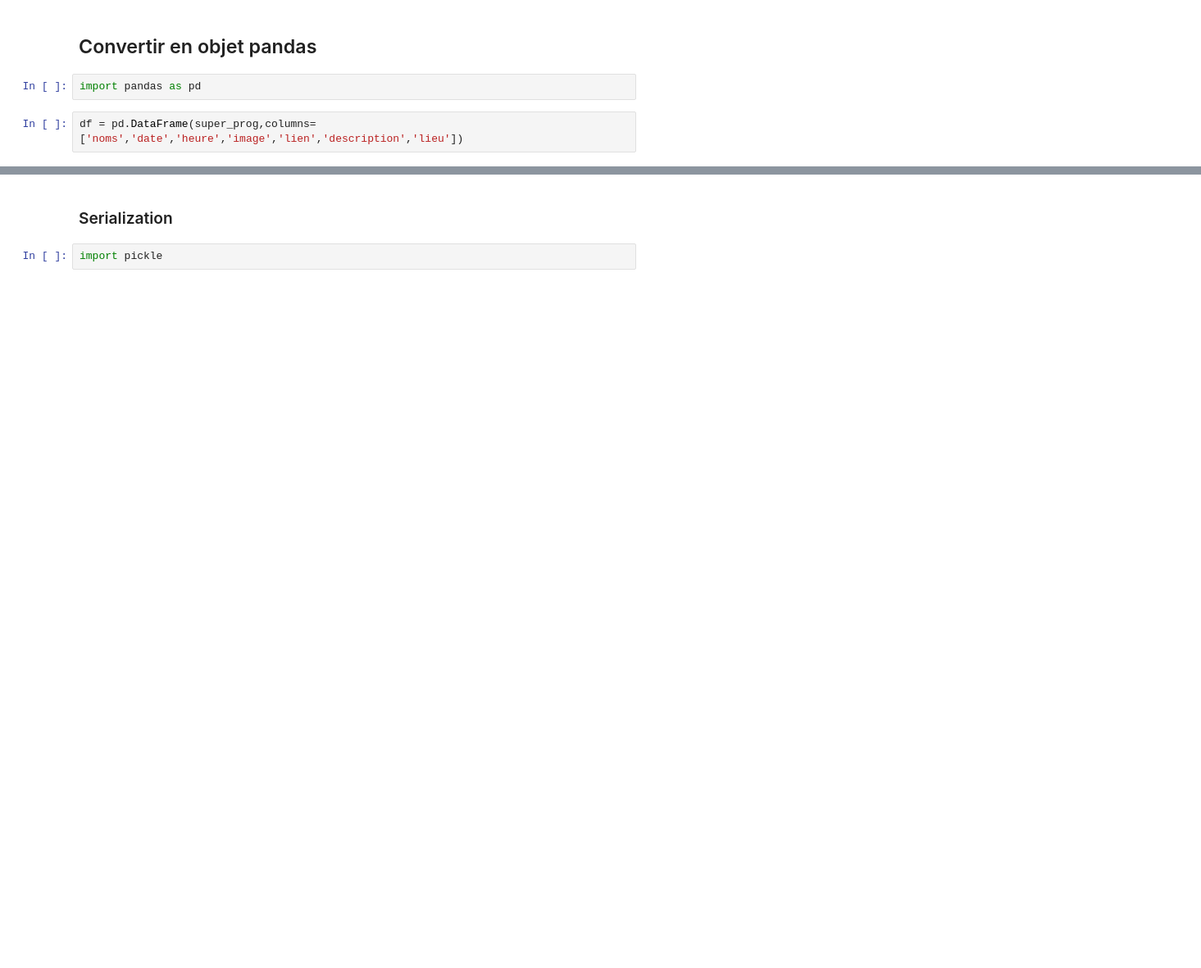
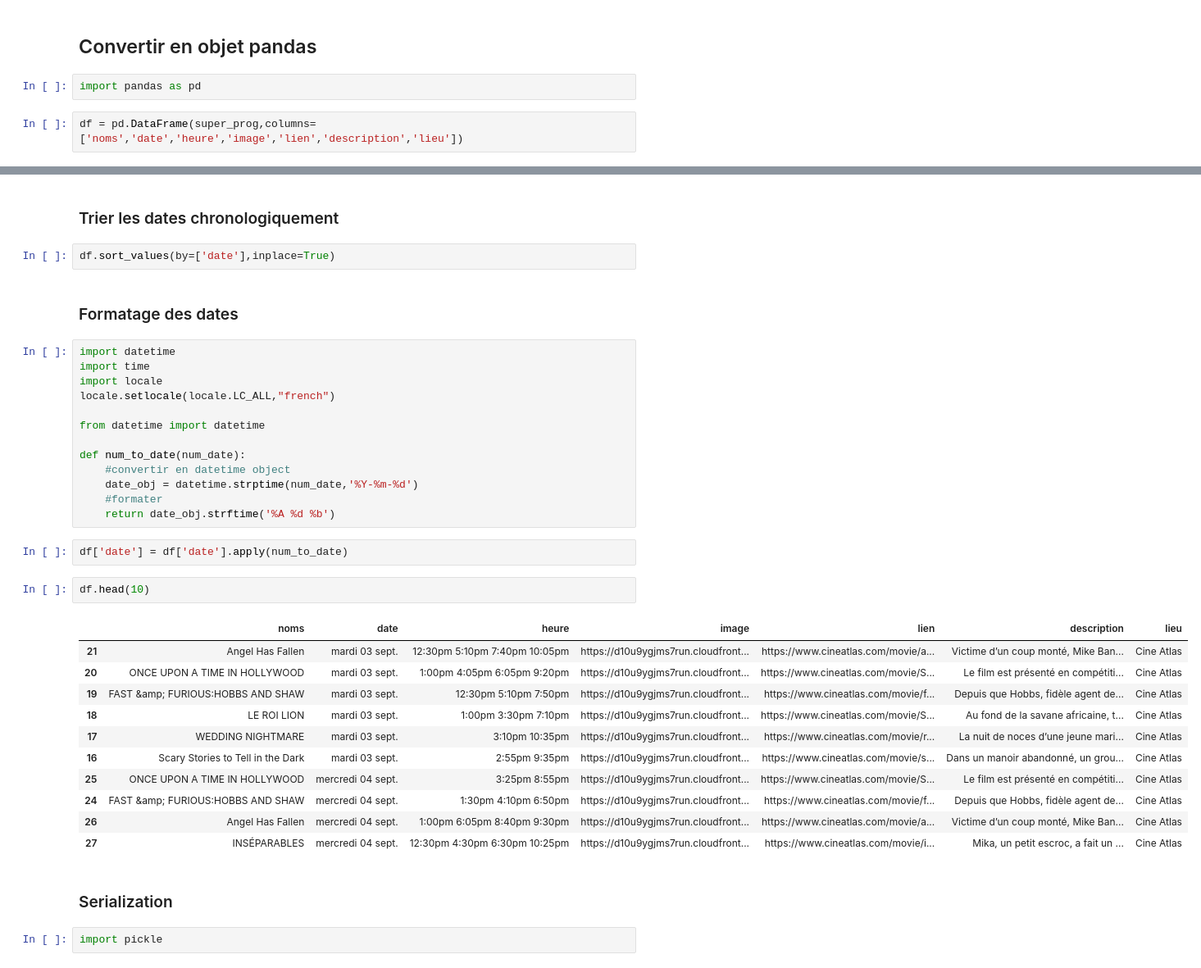
Before and after one commit to chikoungoun/Scraping, a Jupyter notebook: Maroc Culture/Cine Atlas/CineAtlas_whole_scraping.ipynb, the cells around one changed output, grey strips where cells are left out. Shown at 82% size. Cells and saved outputs as stored; diff of their text form; blank space fills up the shorter version.

Commit message:
Sorting and formating dates

```diff
--- a/Maroc Culture/Cine Atlas/CineAtlas_whole_scraping.ipynb
+++ b/Maroc Culture/Cine Atlas/CineAtlas_whole_scraping.ipynb
@@ -219,3 +226,38 @@ df
+# %% [markdown]
+### Trier les dates chronologiquement
+# %%
+df.sort_values(by=['date'],inplace=True)
+# %% [markdown]
+### Formatage des dates
+# %%
+import datetime
+import time
+import locale
+locale.setlocale(locale.LC_ALL,"french")
+
+from datetime import datetime
+
+def num_to_date(num_date):
+    #convertir en datetime object
+    date_obj = datetime.strptime(num_date,'%Y-%m-%d')
+    #formater
+    return date_obj.strftime('%A %d %b')
+# %%
+df['date'] = df['date'].apply(num_to_date)
+# %%
+df.head(10)
+# %% [output]
+|  | noms | date | heure | image | lien | description | lieu |
+| 21 | Angel Has Fallen | mardi 03 sept. | 12:30pm 5:10pm 7:40pm 10:05pm | https://d10u9ygjms7run.cloudfront... | https://www.cineatlas.com/movie/a... | Victime d’un coup monté, Mike Ban... | Cine Atlas |
+| 20 | ONCE UPON A TIME IN HOLLYWOOD | mardi 03 sept. | 1:00pm 4:05pm 6:05pm 9:20pm | https://d10u9ygjms7run.cloudfront... | https://www.cineatlas.com/movie/S... | Le film est présenté en compétiti... | Cine Atlas |
+| 19 | FAST &amp; FURIOUS:HOBBS AND SHAW | mardi 03 sept. | 12:30pm 5:10pm 7:50pm | https://d10u9ygjms7run.cloudfront... | https://www.cineatlas.com/movie/f... | Depuis que Hobbs, fidèle agent de... | Cine Atlas |
+| 18 | LE ROI LION | mardi 03 sept. | 1:00pm 3:30pm 7:10pm | https://d10u9ygjms7run.cloudfront... | https://www.cineatlas.com/movie/S... | Au fond de la savane africaine, t... | Cine Atlas |
+| 17 | WEDDING NIGHTMARE | mardi 03 sept. | 3:10pm 10:35pm | https://d10u9ygjms7run.cloudfront... | https://www.cineatlas.com/movie/r... | La nuit de noces d’une jeune mari... | Cine Atlas |
+| 16 | Scary Stories to Tell in the Dark | mardi 03 sept. | 2:55pm 9:35pm | https://d10u9ygjms7run.cloudfront... | https://www.cineatlas.com/movie/s... | Dans un manoir abandonné, un grou... | Cine Atlas |
+| 25 | ONCE UPON A TIME IN HOLLYWOOD | mercredi 04 sept. | 3:25pm 8:55pm | https://d10u9ygjms7run.cloudfront... | https://www.cineatlas.com/movie/S... | Le film est présenté en compétiti... | Cine Atlas |
+| 24 | FAST &amp; FURIOUS:HOBBS AND SHAW | mercredi 04 sept. | 1:30pm 4:10pm 6:50pm | https://d10u9ygjms7run.cloudfront... | https://www.cineatlas.com/movie/f... | Depuis que Hobbs, fidèle agent de... | Cine Atlas |
+| 26 | Angel Has Fallen | mercredi 04 sept. | 1:00pm 6:05pm 8:40pm 9:30pm | https://d10u9ygjms7run.cloudfront... | https://www.cineatlas.com/movie/a... | Victime d’un coup monté, Mike Ban... | Cine Atlas |
+| 27 | INSÉPARABLES | mercredi 04 sept. | 12:30pm 4:30pm 6:30pm 10:25pm | https://d10u9ygjms7run.cloudfront... | https://www.cineatlas.com/movie/i... | Mika, un petit escroc, a fait un ... | Cine Atlas |
 # %% [markdown]
 ### Serialization
 # %%
```
Also changed, not shown: parts of 5 cells of this notebook.
